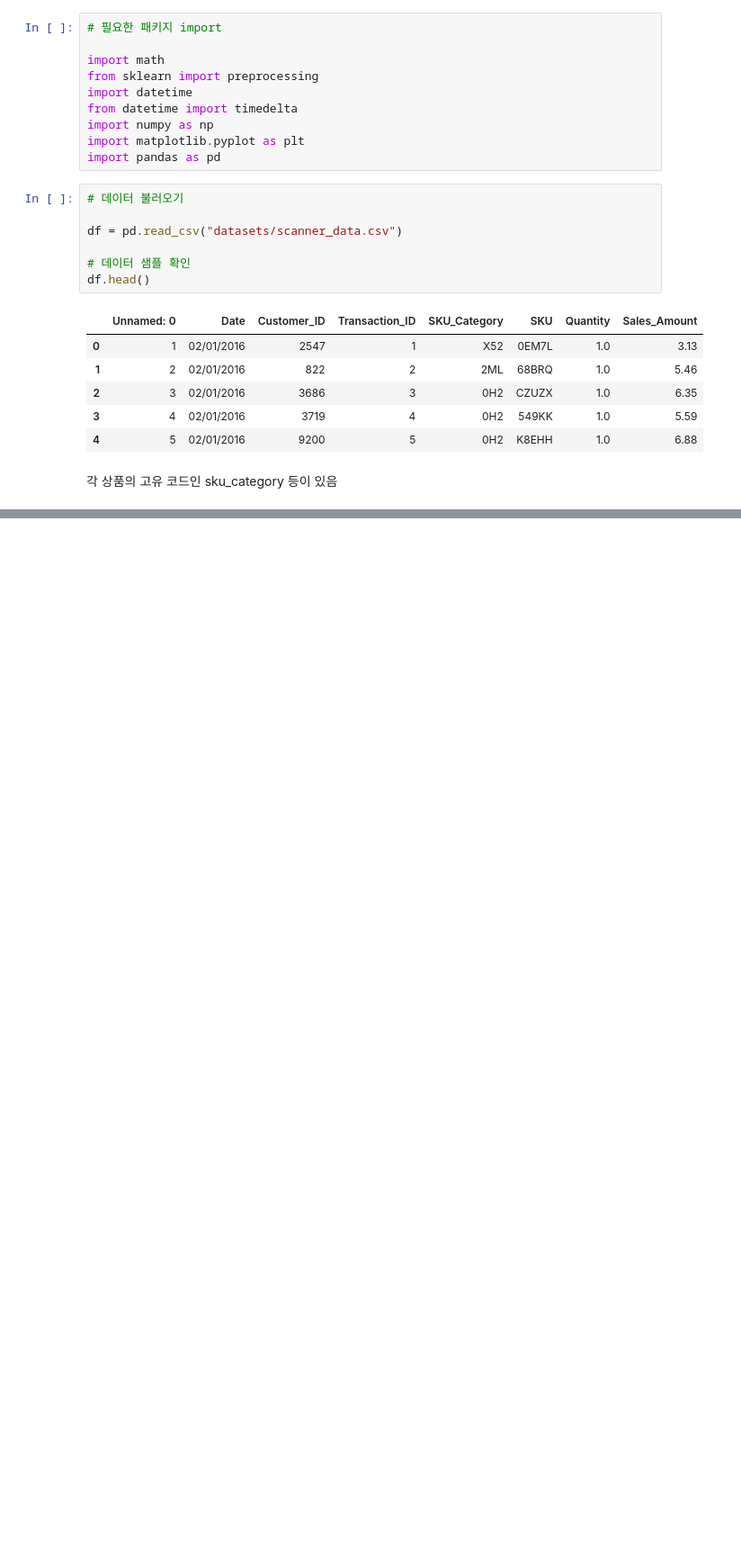
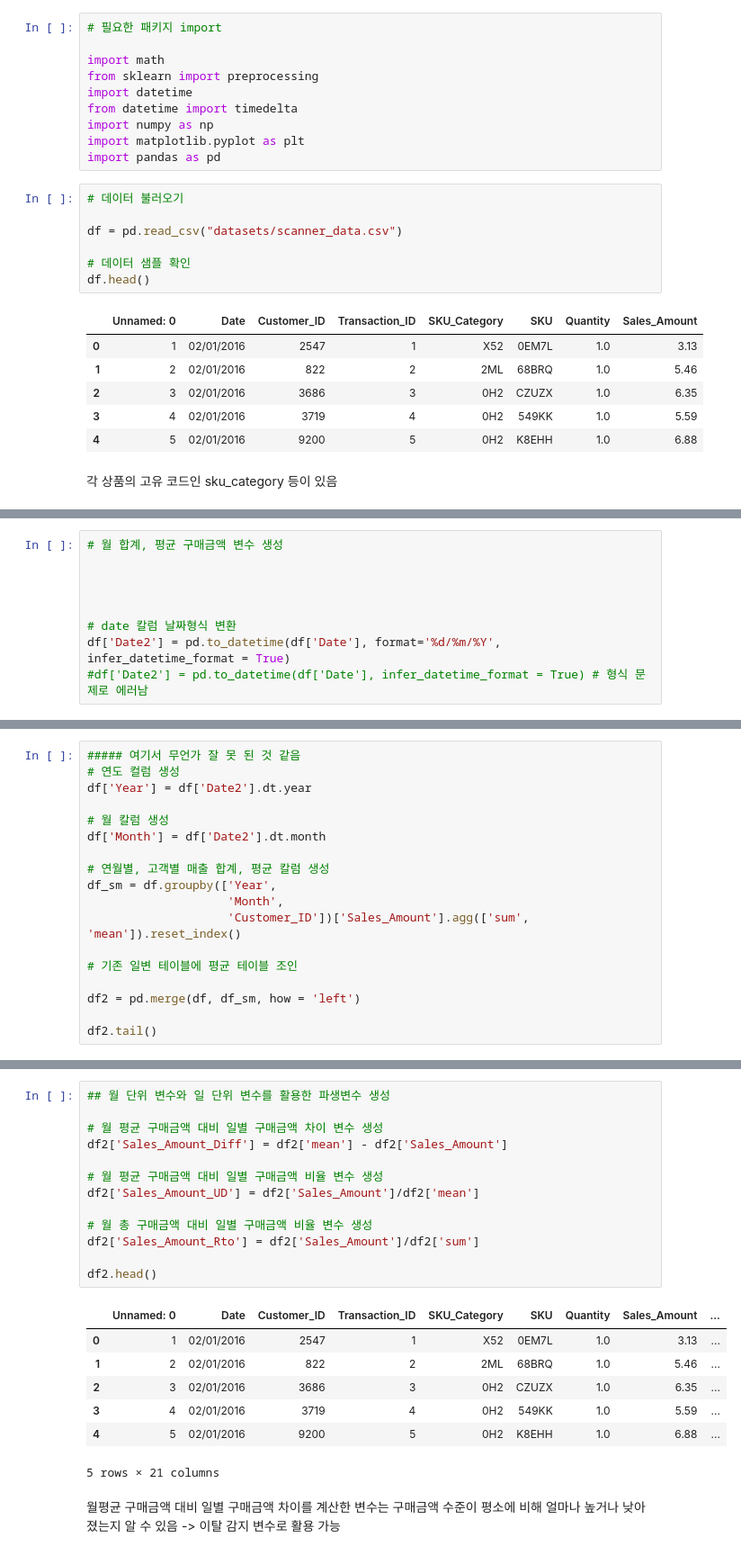
Before and after one commit to hyeming-king/data-anaylst-allthings, a Jupyter notebook: 11_데이터전처리.ipynb, the cells around one changed output, grey strips where cells are left out. Shown: that part at 90% size. Drawn from its saved outputs; the diff is of its cells as text; blank space fills up the shorter version.

Commit message:
0608 #1 11.5 파생변수 생성

```diff
--- a/11_데이터전처리.ipynb
+++ b/11_데이터전처리.ipynb
@@ -1048,0 +1062,9 @@ df['Sales_Amount_log'] = df[['Sales_Amount']].apply(lambda x: np.log(x+1))
+# %%
+# 월 합계, 평균 구매금액 변수 생성
+
+
+
+
+# date 칼럼 날짜형식 변환
+df['Date2'] = pd.to_datetime(df['Date'], format='%d/%m/%Y', infer_datetime_format = True)
+#df['Date2'] = pd.to_datetime(df['Date'], infer_datetime_format = True) # 형식 문제로 에러남
@@ -1048,0 +1087,18 @@ df['Sales_Amount_log'] = df[['Sales_Amount']].apply(lambda x: np.log(x+1))
+# %%
+##### 여기서 무언가 잘 못 된 것 같음
+# 연도 컬럼 생성
+df['Year'] = df['Date2'].dt.year
+
+# 월 칼럼 생성
+df['Month'] = df['Date2'].dt.month
+
+# 연월별, 고객별 매출 합계, 평균 칼럼 생성
+df_sm = df.groupby(['Year',
+                    'Month',
+                    'Customer_ID'])['Sales_Amount'].agg(['sum', 'mean']).reset_index()
+
+# 기존 일변 테이블에 평균 테이블 조인
+
+df2 = pd.merge(df, df_sm, how = 'left')
+
+df2.tail()
@@ -1048,0 +1112,23 @@ df['Sales_Amount_log'] = df[['Sales_Amount']].apply(lambda x: np.log(x+1))
+# %%
+## 월 단위 변수와 일 단위 변수를 활용한 파생변수 생성
+
+# 월 평균 구매금액 대비 일별 구매금액 차이 변수 생성
+df2['Sales_Amount_Diff'] = df2['mean'] - df2['Sales_Amount']
+
+# 월 평균 구매금액 대비 일별 구매금액 비율 변수 생성
+df2['Sales_Amount_UD'] = df2['Sales_Amount']/df2['mean']
+
+# 월 총 구매금액 대비 일별 구매금액 비율 변수 생성
+df2['Sales_Amount_Rto'] = df2['Sales_Amount']/df2['sum']
+
+df2.head()
+# %% [output]
+|  | Unnamed: 0 | Date | Customer_ID | Transaction_ID | SKU_Category | SKU | Quantity | Sales_Amount | ... |
+| 0 | 1 | 02/01/2016 | 2547 | 1 | X52 | 0EM7L | 1.0 | 3.13 | ... |
+| 1 | 2 | 02/01/2016 | 822 | 2 | 2ML | 68BRQ | 1.0 | 5.46 | ... |
+| 2 | 3 | 02/01/2016 | 3686 | 3 | 0H2 | CZUZX | 1.0 | 6.35 | ... |
+| 3 | 4 | 02/01/2016 | 3719 | 4 | 0H2 | 549KK | 1.0 | 5.59 | ... |
+| 4 | 5 | 02/01/2016 | 9200 | 5 | 0H2 | K8EHH | 1.0 | 6.88 | ... |
+5 rows × 21 columns
+# %% [markdown]
+월평균 구매금액 대비 일별 구매금액 차이를 계산한 변수는 구매금액 수준이 평소에 비해 얼마나 높거나 낮아졌는지 알 수 있음 -> 이탈 감지 변수로 활용 가능
```
Also changed, not shown: parts of 6 cells of this notebook.
